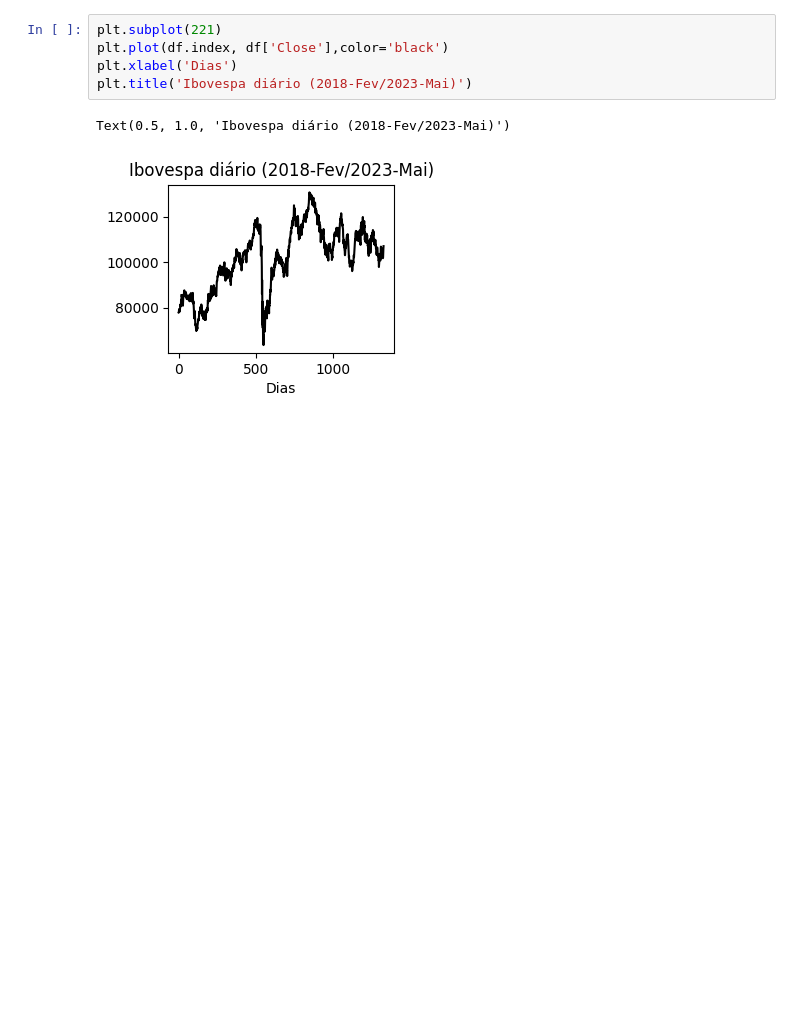
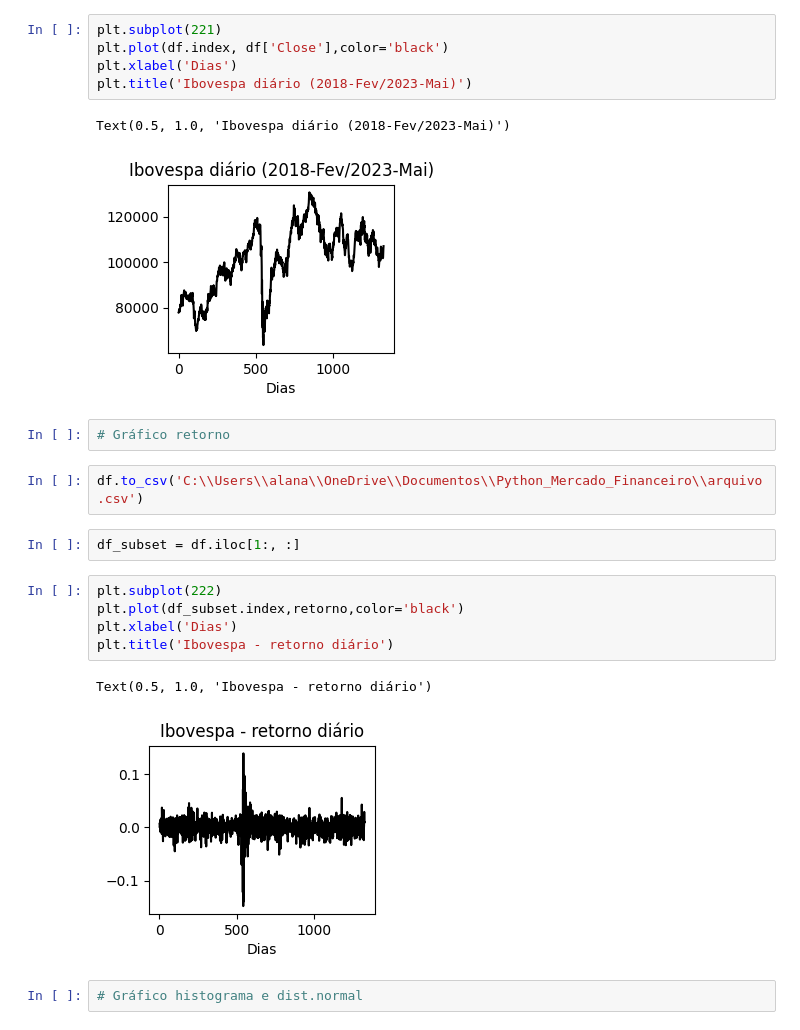
Before and after one commit to alanandrade3447/Python_E_Mercado_Financeiro, a Jupyter notebook: Analise_Ibovespa_Retorno_Diario_2018-2013.ipynb, the cells around one changed output. Cells and saved outputs as stored; diff of their text form; blank space fills up the shorter version.

Commit message:
Ibovespa diário, retorno diário, histograma dos retornos e QQ-Plot

```diff
--- a/Analise_Ibovespa_Retorno_Diario_2018-2013.ipynb
+++ b/Analise_Ibovespa_Retorno_Diario_2018-2013.ipynb
@@ -50,3 +47,19 @@ plt.title('Ibovespa diário (2018-Fev/2023-Mai)')
 # %% [output]
 Text(0.5, 1.0, 'Ibovespa diário (2018-Fev/2023-Mai)')
 [figure]
+# %%
+# Gráfico retorno
+# %%
+df.to_csv('C:\\Users\\alana\\OneDrive\\Documentos\\Python_Mercado_Financeiro\\arquivo.csv')
+# %%
+df_subset = df.iloc[1:, :]
+# %%
+plt.subplot(222)
+plt.plot(df_subset.index,retorno,color='black')
+plt.xlabel('Dias')
+plt.title('Ibovespa - retorno diário')
+# %% [output]
+Text(0.5, 1.0, 'Ibovespa - retorno diário')
+[figure, added]
+# %%
+# Gráfico histograma e dist.normal
```
Also changed, not shown: parts of 4 cells of this notebook.
